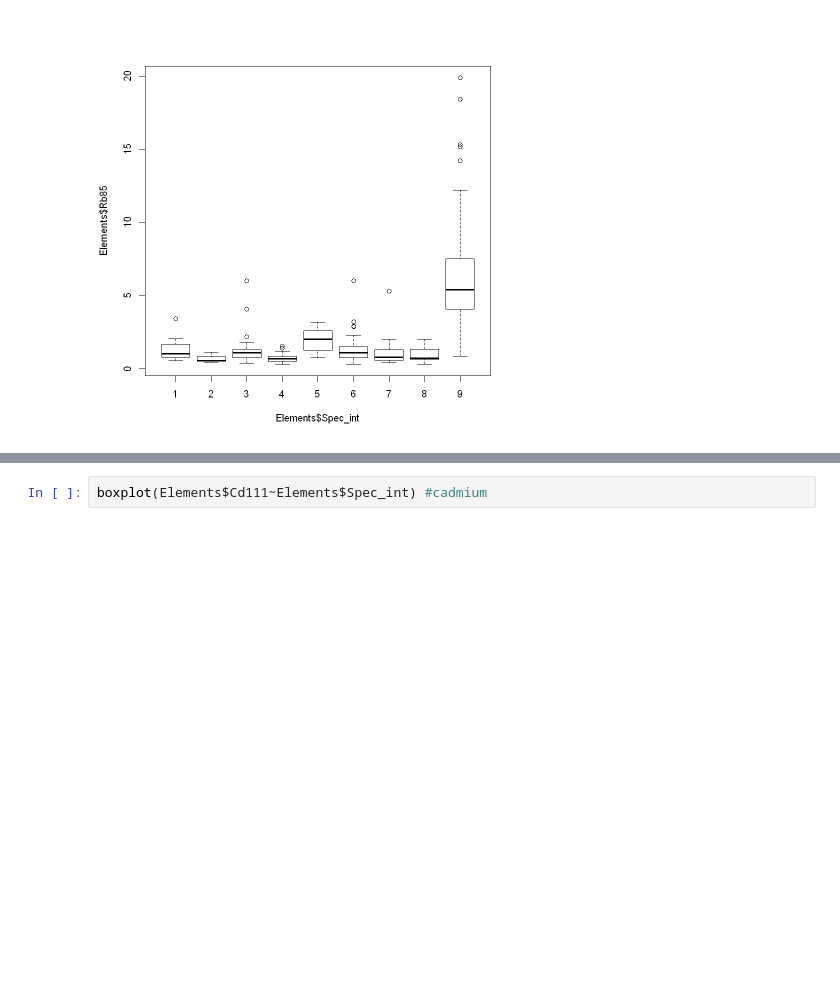
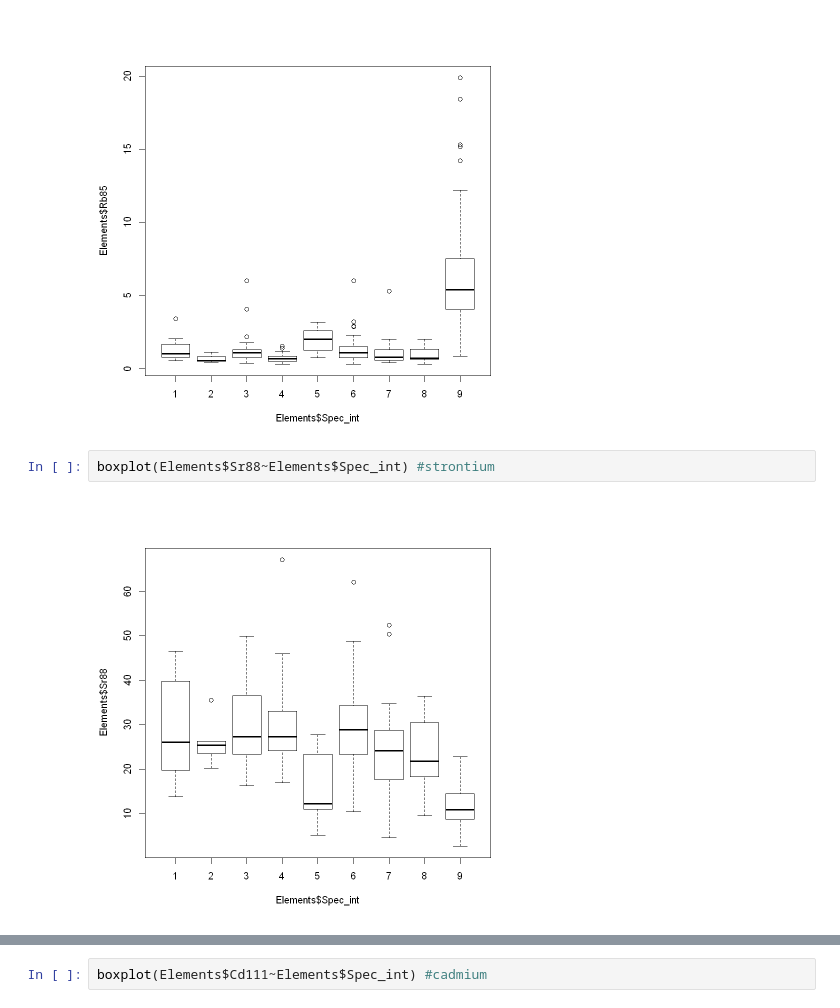
Before and after one commit to Kovacs-Lab/Aim-3, a Jupyter notebook: Ionomics/Boxplots/Boxplots_Z.ipynb, the cells around one changed output, grey strips where cells are left out. Drawn from its saved outputs; the diff is of its cells as text; blank space fills up the shorter version.

```diff
--- a/Ionomics/Boxplots/Boxplots_Z.ipynb
+++ b/Ionomics/Boxplots/Boxplots_Z.ipynb
@@ -130,3 +134,7 @@ boxplot(Elements$As75~Elements$Spec_int) #arsenic
 boxplot(Elements$Rb85~Elements$Spec_int) #rubiudium
 # %% [output]
 [figure]
+# %%
+boxplot(Elements$Sr88~Elements$Spec_int) #strontium
+# %% [output]
+[figure, added]
```
Also changed, not shown: parts of 3 cells of this notebook, 2 other files.
